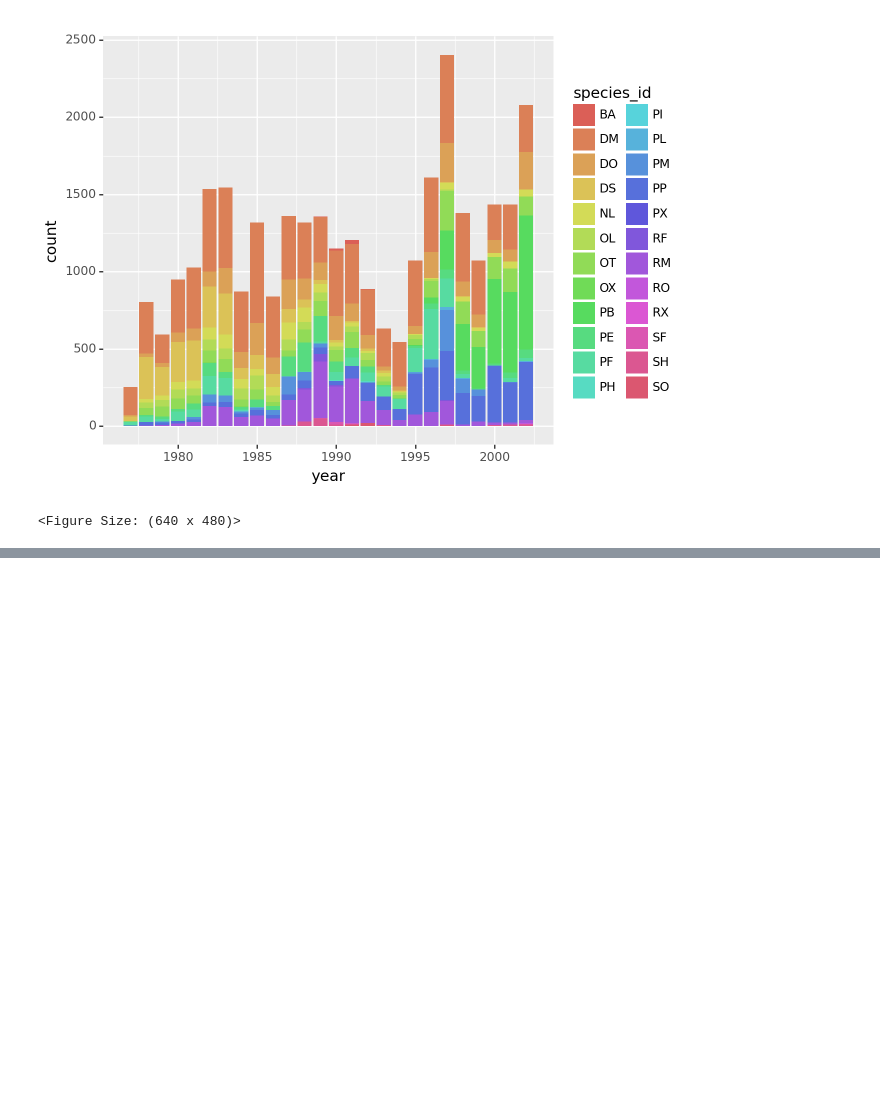
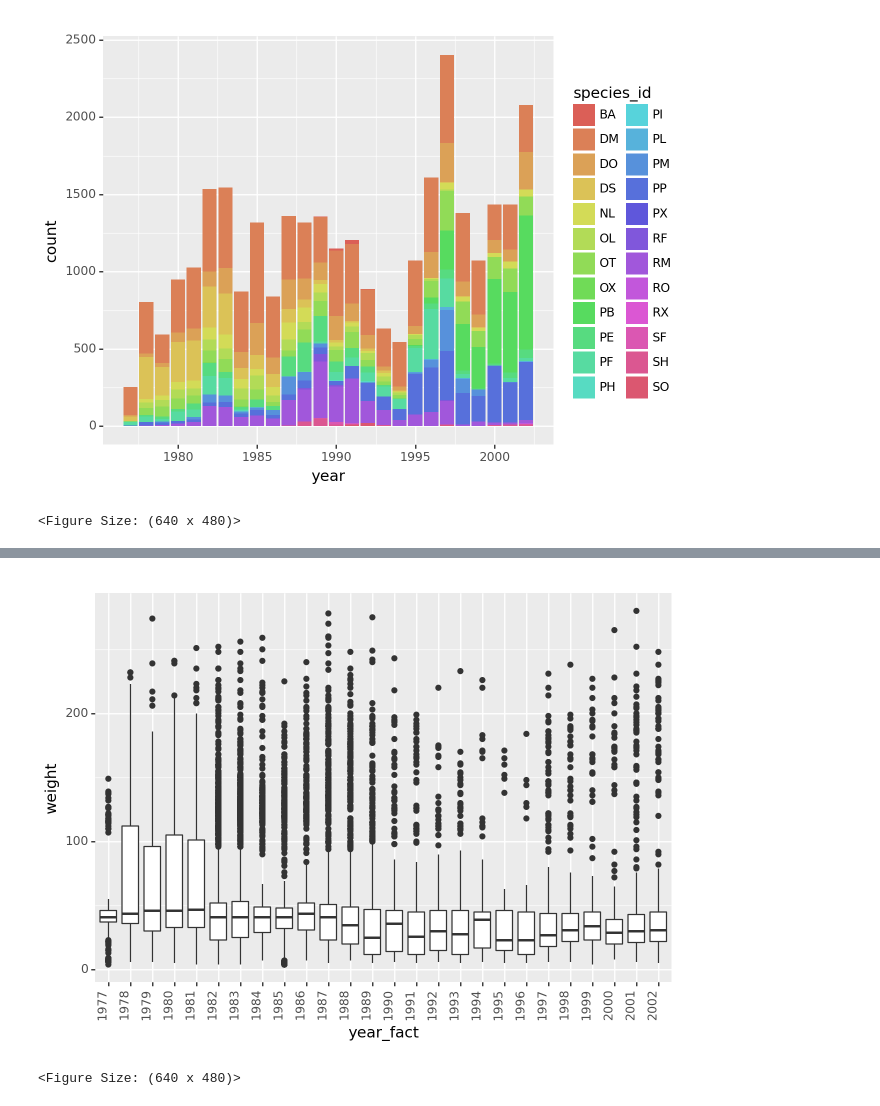
Before and after one commit to luanlimasoueu/analise-de-dados, a Jupyter notebook: plot/ggplot/2_exemplo/2_exemplo.ipynb, the cells around one changed output, grey strips where cells are left out. Cells and saved outputs as stored; diff of their text form; code cells hidden in the pictures; blank space fills up the shorter version.

```diff
--- a/plot/ggplot/2_exemplo/2_exemplo.ipynb
+++ b/plot/ggplot/2_exemplo/2_exemplo.ipynb
@@ -56,0 +69,5 @@ ggplot(survs_df)+ aes(x='year', fill = 'species_id') + geom_bar(stat = 'count')
+# %%
+ggplot(survs_df) + aes(x='year_fact', y='weight') + geom_boxplot() + theme(axis_text_x = element_text(angle=90, hjust=1))
+# %% [output]
+[figure, added]
+<Figure Size: (640 x 480)>
```
Also changed, not shown: parts of 12 cells of this notebook.
